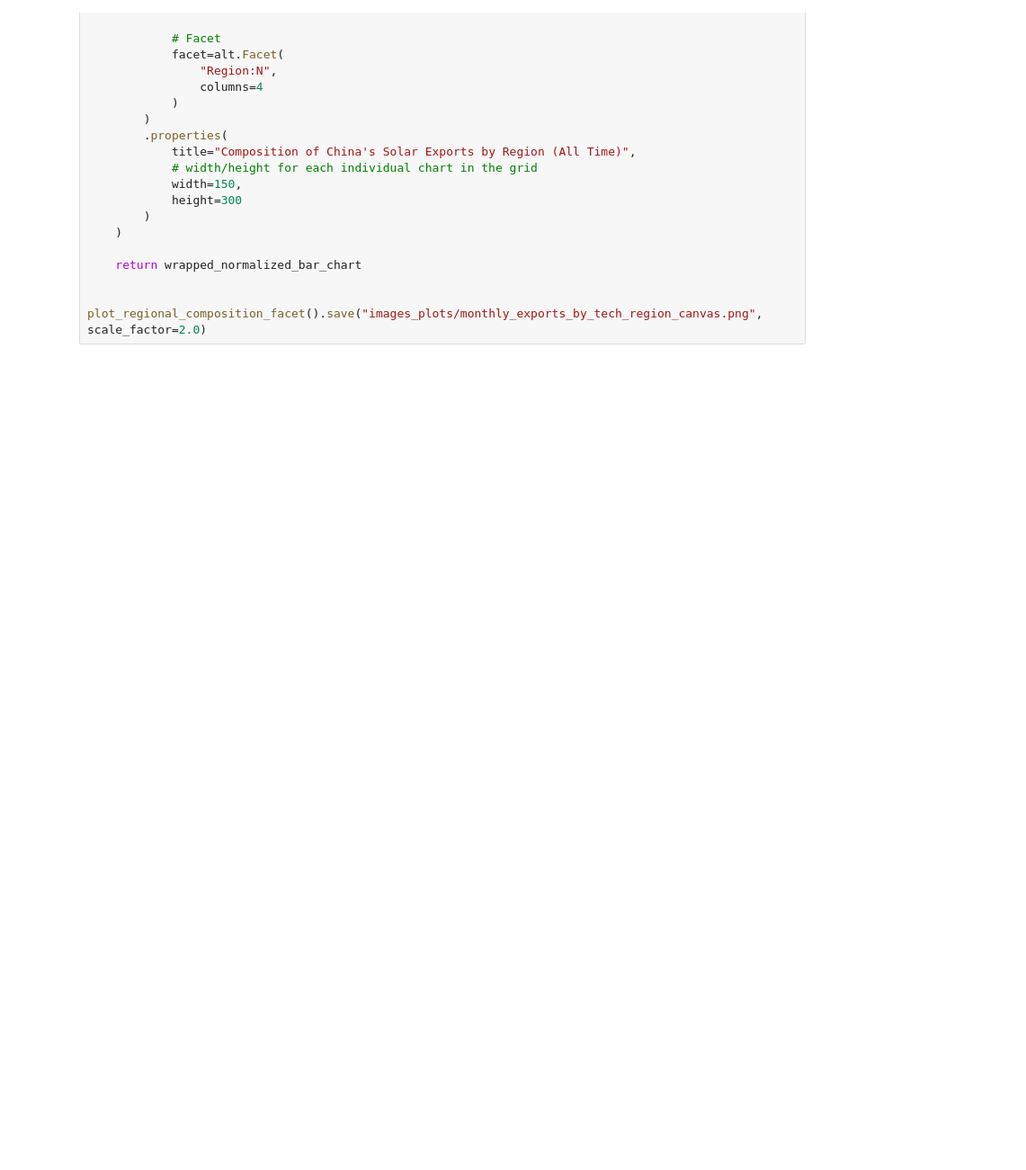
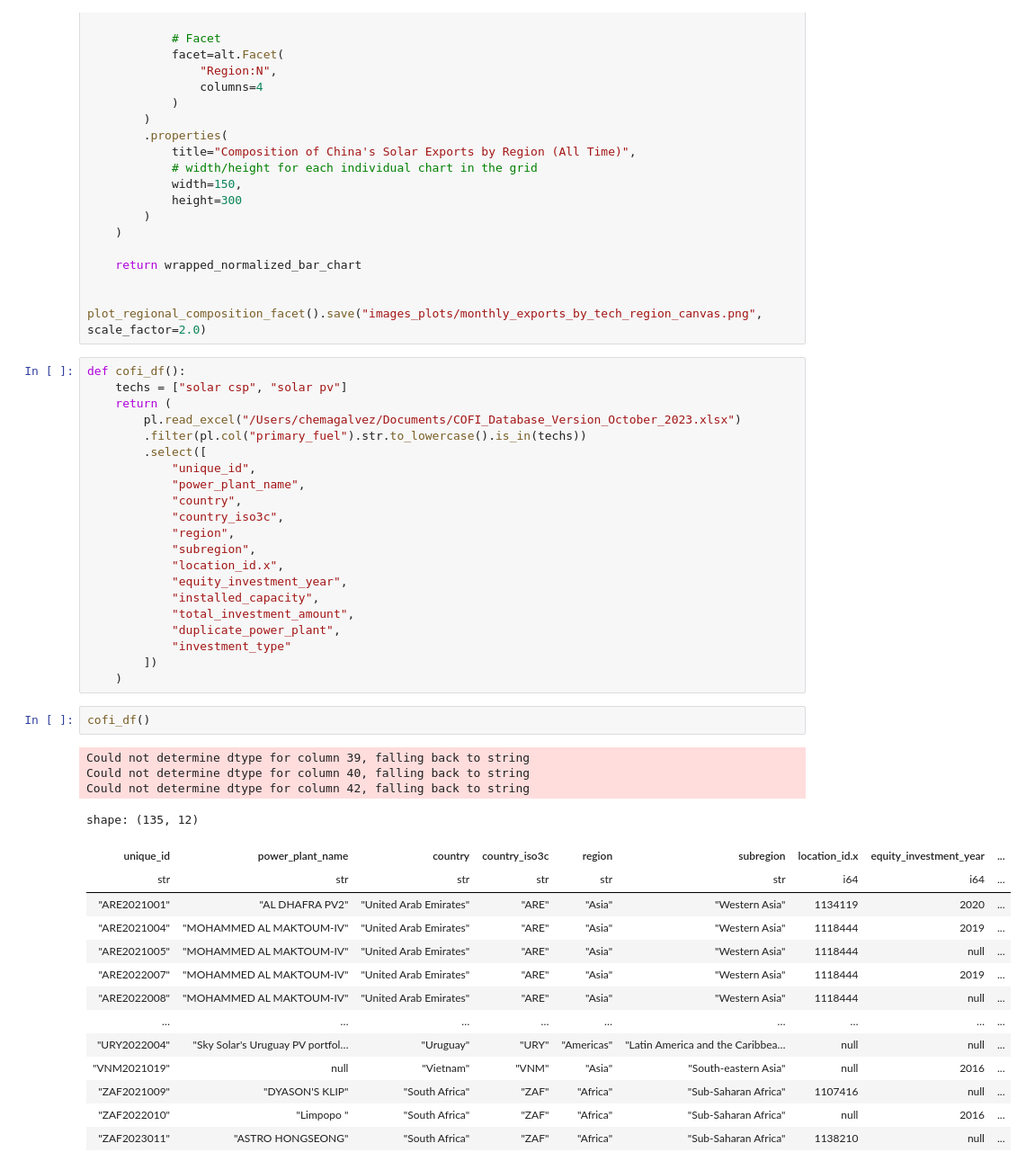
Before and after one commit to ChemmZz/Static-Visualization-Project, a Jupyter notebook: df_exploration.ipynb, the cells around one changed output. Shown: that part at 90% size. Saved outputs shown, nothing was run; the diff lists cells and outputs as text; blank space fills up the shorter version.

```diff
--- a/df_exploration.ipynb
+++ b/df_exploration.ipynb
@@ -757,3 +674,44 @@ def plot_regional_composition_facet():
 
 
 plot_regional_composition_facet().save("images_plots/monthly_exports_by_tech_region_canvas.png", scale_factor=2.0)
+# %%
+def cofi_df():
+    techs = ["solar csp", "solar pv"]
+    return (
+        pl.read_excel("/Users/chemagalvez/Documents/COFI_Database_Version_October_2023.xlsx")
+        .filter(pl.col("primary_fuel").str.to_lowercase().is_in(techs))
+        .select([
+            "unique_id",
+            "power_plant_name",
+            "country",
+            "country_iso3c",
+            "region",
+            "subregion",
+            "location_id.x",
+            "equity_investment_year",
+            "installed_capacity",
+            "total_investment_amount",
+            "duplicate_power_plant",
+            "investment_type"
+        ])
+    )
+# %%
+cofi_df()
+# %% [output]
+Could not determine dtype for column 39, falling back to string
+Could not determine dtype for column 40, falling back to string
+Could not determine dtype for column 42, falling back to string
+shape: (135, 12)
+| unique_id | power_plant_name | country | country_iso3c | region | subregion | location_id.x | equity_investment_year | ... |
+| str | str | str | str | str | str | i64 | i64 | ... |
+| "ARE2021001" | "AL DHAFRA PV2" | "United Arab Emirates" | "ARE" | "Asia" | "Western Asia" | 1134119 | 2020 | ... |
+| "ARE2021004" | "MOHAMMED AL MAKTOUM-IV" | "United Arab Emirates" | "ARE" | "Asia" | "Western Asia" | 1118444 | 2019 | ... |
+| "ARE2021005" | "MOHAMMED AL MAKTOUM-IV" | "United Arab Emirates" | "ARE" | "Asia" | "Western Asia" | 1118444 | null | ... |
+| "ARE2022007" | "MOHAMMED AL MAKTOUM-IV" | "United Arab Emirates" | "ARE" | "Asia" | "Western Asia" | 1118444 | 2019 | ... |
+| "ARE2022008" | "MOHAMMED AL MAKTOUM-IV" | "United Arab Emirates" | "ARE" | "Asia" | "Western Asia" | 1118444 | null | ... |
+| … | … | … | … | … | … | … | … | ... |
+| "URY2022004" | "Sky Solar's Uruguay PV portfol… | "Uruguay" | "URY" | "Americas" | "Latin America and the Caribbea… | null | null | ... |
+| "VNM2021019" | null | "Vietnam" | "VNM" | "Asia" | "South-eastern Asia" | null | 2016 | ... |
+| "ZAF2021009" | "DYASON'S KLIP" | "South Africa" | "ZAF" | "Africa" | "Sub-Saharan Africa" | 1107416 | null | ... |
+| "ZAF2022010" | "Limpopo " | "South Africa" | "ZAF" | "Africa" | "Sub-Saharan Africa" | null | 2016 | ... |
+| "ZAF2023011" | "ASTRO HONGSEONG" | "South Africa" | "ZAF" | "Africa" | "Sub-Saharan Africa" | 1138210 | null | ... |
```
Also changed, not shown: parts of 34 cells of this notebook, 1 other file.
